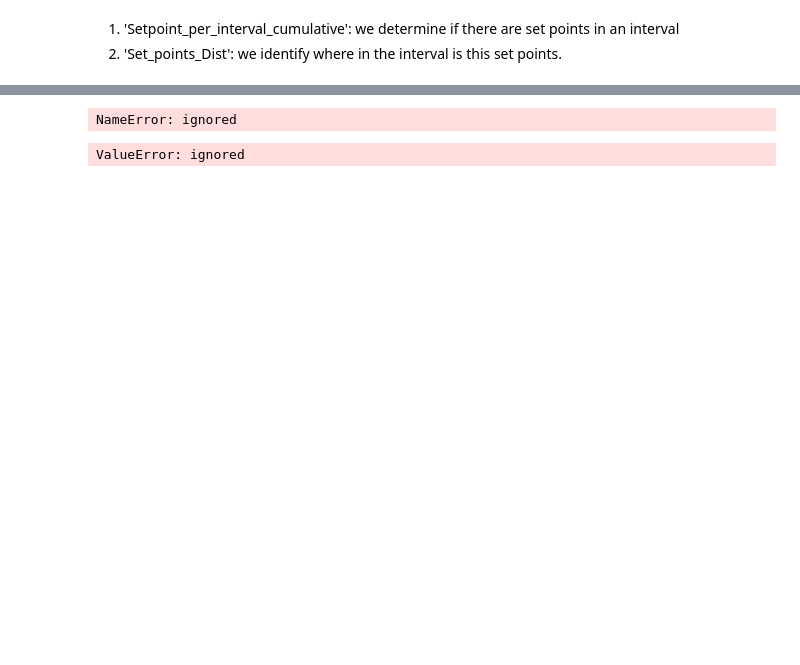
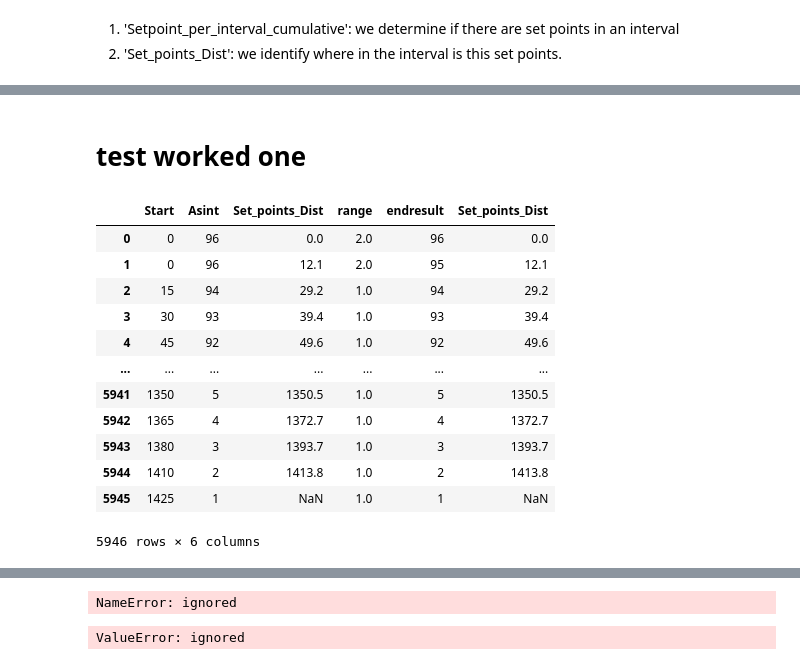
Before and after one commit to ghiathnj/impacket, a Jupyter notebook: 21_10_22.ipynb, the cells around one changed output, grey strips where cells are left out. Saved outputs shown, nothing was run; the diff lists cells and outputs as text; code cells hidden in the pictures; blank space fills up the shorter version.

```diff
--- a/21_10_22.ipynb
+++ b/21_10_22.ipynb
@@ -607,0 +625,55 @@ See the caveats in the documentation: https://pandas.pydata.org/pandas-docs/stab
+# %% [markdown]
+# test worked one
+# %%
+#'Setpoint_per_interval_cumulative': we determine if there are set points in an interval
+df2['Setpoint_per_interval_cumulative'] = (
+    df2.loc[::-1]
+   .groupby(['Dates'])['setpoint_per_15min'].cumsum())
+# calculating Slope of the line between two points and use it to solve the equation of the inversed function(Umkehrfunktion)
+df2['Slope'] = (df2['Setpoint_per_interval_cumulative'].shift(-1)- df2['Setpoint_per_interval_cumulative'])/15
+#get the value before the decimal point of the 'Setpoint_per_interval_cumulative'
+df2['Asint']=df2['Setpoint_per_interval_cumulative'].astype(int)
+#check if the value before the decimal point is changed in the next row
+df2['check']=df2['Asint'].shift(-1)==df2['Asint']
+#how much changed the value before the decimal point in the next row
+######df2['range']=df2['Asint']-df2['Asint'].shift(-1)
+#################df2['Set_point_Minus_cumulative']= df2['Asint']-df2['Setpoint_per_interval_cumulative']
+#identify the column 'Start sarting by the value 0 to 96 steps with each 15 minute >>> 0,15,30,45,60,75.....etc.
+initial_value = 0
+constant_value = 15
+desired_list_size = 96
+result = np.arange(desired_list_size) * constant_value + initial_value
+grouped = df2.groupby('Dates')
+df_empty = pd.DataFrame(columns=df2.columns)
+df2=df_empty
+for name, group in grouped:
+  group['Start']= result
+  #how much changed the value before the decimal point in the next row
+  group['range']=group['Asint']-group['Asint'].shift(-1)
+  df2 = df2.append(group)
+df2['range'] = df2['range'].fillna(df2.Asint)
+df2['slop_multi_start']=df2['Slope']*df2['Start']
+
+df321= df2[df2.range != 0]
+df321=df321.loc[df321.index.repeat(df321.range)].reset_index(drop=True)
+df321['Table'] = df321.groupby(df321.time).cumcount()
+df321['endresult']=df321['Asint']-df321['Table']
+
+df321['Set_point_Minus_cumulative']= df321['endresult']-df321['Setpoint_per_interval_cumulative']
+#inverse function(Umkehrfunktion)
+df321['Set_points_Dist']=(df321['slop_multi_start']+df321['Set_point_Minus_cumulative'])/df321['Slope']
+df321[['Start','Asint','Set_points_Dist','range','endresult','Set_points_Dist']]
+# %% [output]
+|  | Start | Asint | Set_points_Dist | range | endresult | Set_points_Dist |
+| 0 | 0 | 96 | 0.0 | 2.0 | 96 | 0.0 |
+| 1 | 0 | 96 | 12.1 | 2.0 | 95 | 12.1 |
+| 2 | 15 | 94 | 29.2 | 1.0 | 94 | 29.2 |
+| 3 | 30 | 93 | 39.4 | 1.0 | 93 | 39.4 |
+| 4 | 45 | 92 | 49.6 | 1.0 | 92 | 49.6 |
+| ... | ... | ... | ... | ... | ... | ... |
+| 5941 | 1350 | 5 | 1350.5 | 1.0 | 5 | 1350.5 |
+| 5942 | 1365 | 4 | 1372.7 | 1.0 | 4 | 1372.7 |
+| 5943 | 1380 | 3 | 1393.7 | 1.0 | 3 | 1393.7 |
+| 5944 | 1410 | 2 | 1413.8 | 1.0 | 2 | 1413.8 |
+| 5945 | 1425 | 1 | NaN | 1.0 | 1 | NaN |
+5946 rows × 6 columns
```
Also changed, not shown: parts of 13 cells of this notebook.
